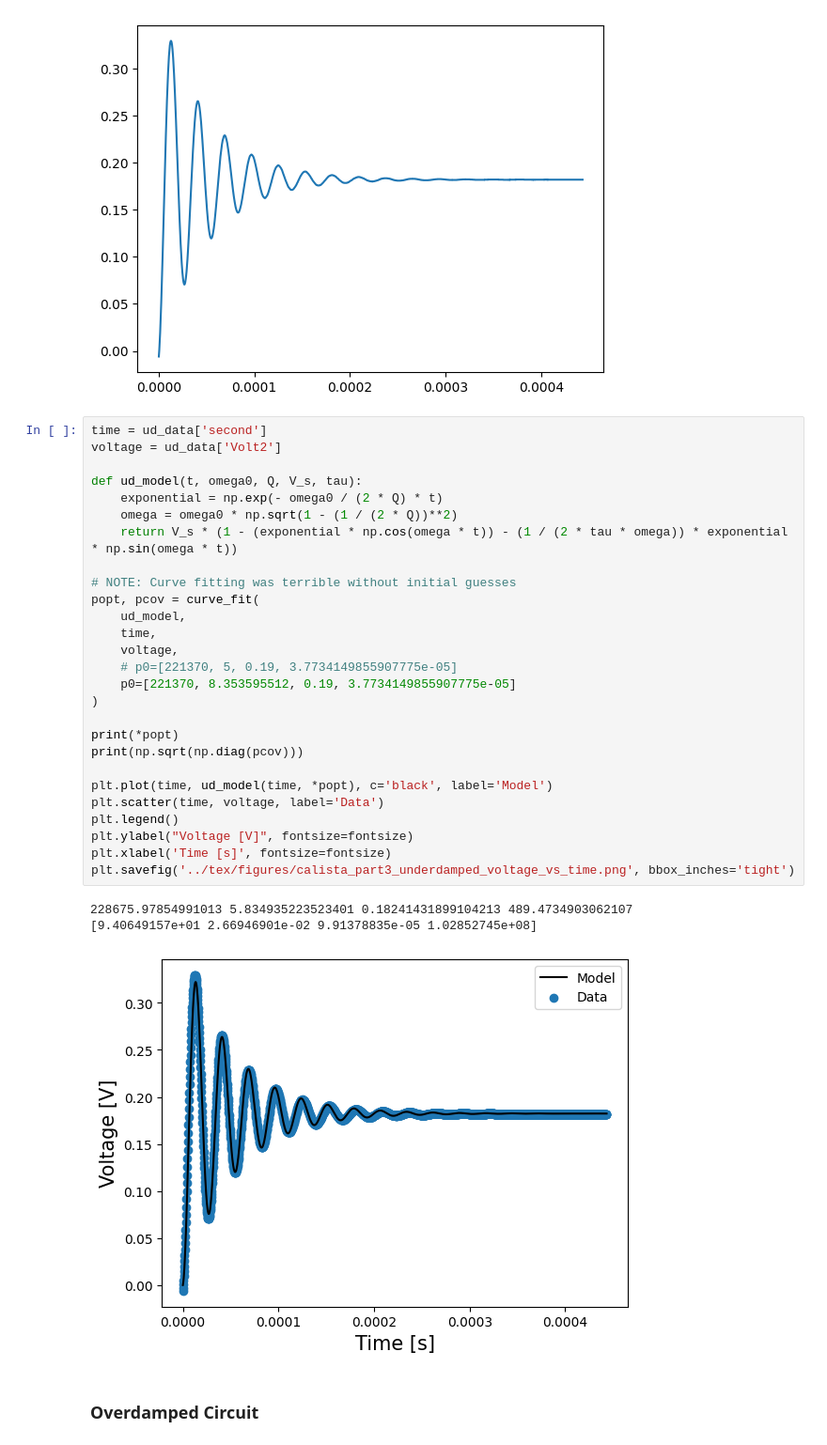
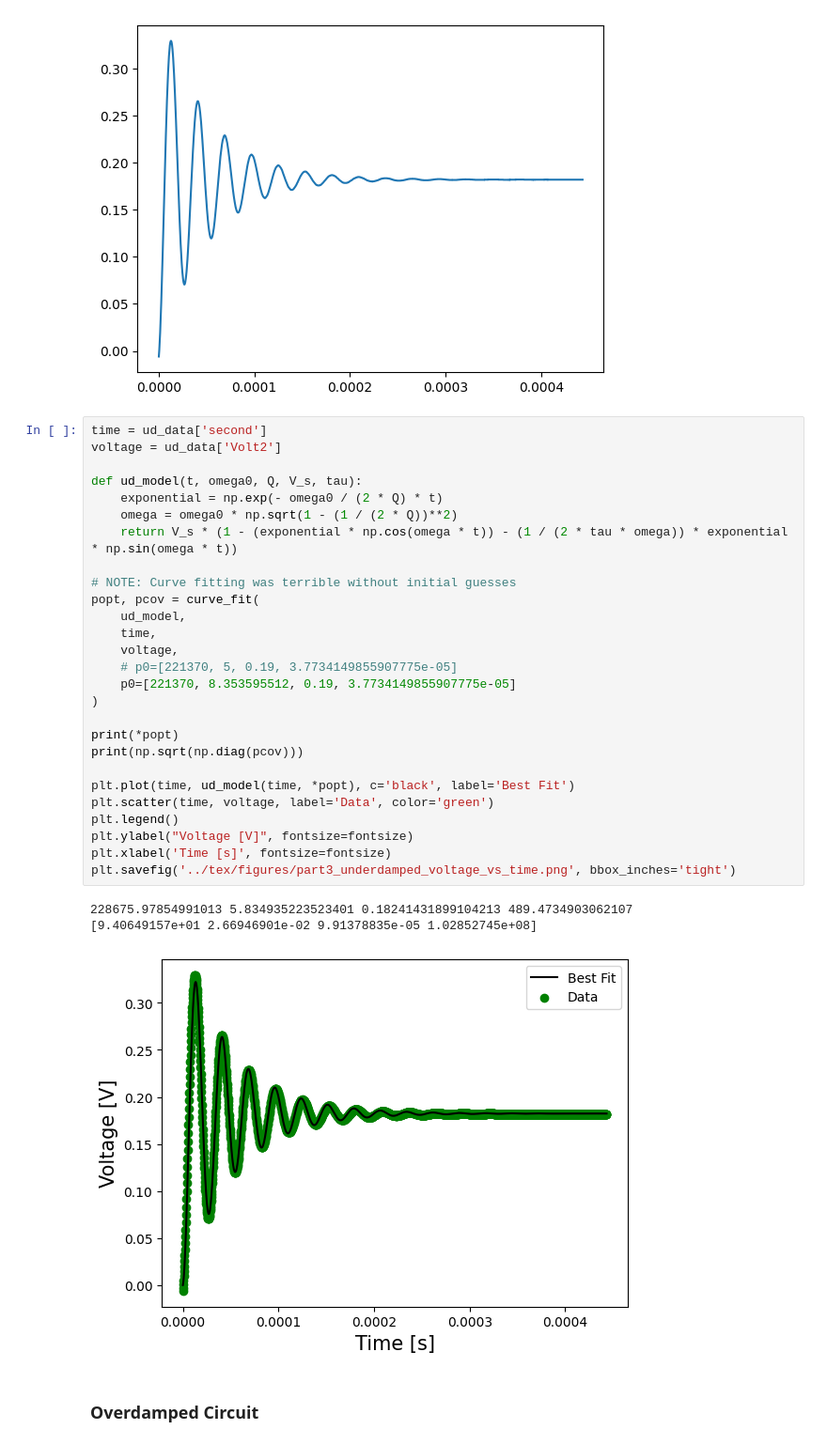
Before and after one commit to devkhullar/phys2925, a Jupyter notebook: lrc_circuits/code/analysis.ipynb, the cells around one changed output. Shown at 94% size. Cells and saved outputs as stored; diff of their text form.

```diff
--- a/lrc_circuits/code/analysis.ipynb
+++ b/lrc_circuits/code/analysis.ipynb
@@ -242,34 +249,34 @@ plt.plot(
 # %%
 time = ud_data['second']
 voltage = ud_data['Volt2']
 
 def ud_model(t, omega0, Q, V_s, tau):
     exponential = np.exp(- omega0 / (2 * Q) * t)
     omega = omega0 * np.sqrt(1 - (1 / (2 * Q))**2)
     return V_s * (1 - (exponential * np.cos(omega * t)) - (1 / (2 * tau * omega)) * exponential * np.sin(omega * t))
 
 # NOTE: Curve fitting was terrible without initial guesses
 popt, pcov = curve_fit(
     ud_model,
     time,
     voltage,
     # p0=[221370, 5, 0.19, 3.7734149855907775e-05]
     p0=[221370, 8.353595512, 0.19, 3.7734149855907775e-05]
 )
 
 print(*popt)
 print(np.sqrt(np.diag(pcov)))
 
-plt.plot(time, ud_model(time, *popt), c='black', label='Model')
-plt.scatter(time, voltage, label='Data')
+plt.plot(time, ud_model(time, *popt), c='black', label='Best Fit')
+plt.scatter(time, voltage, label='Data', color='green')
 plt.legend()
 plt.ylabel("Voltage [V]", fontsize=fontsize)
 plt.xlabel('Time [s]', fontsize=fontsize)
-plt.savefig('../tex/figures/calista_part3_underdamped_voltage_vs_time.png', bbox_inches='tight')
+plt.savefig('../tex/figures/part3_underdamped_voltage_vs_time.png', bbox_inches='tight')
 # %% [output]
 228675.97854991013 5.834935223523401 0.18241431899104213 489.4734903062107
 [9.40649157e+01 2.66946901e-02 9.91378835e-05 1.02852745e+08]
-[figure, old version]
+[figure, new version]
 # %% [markdown]
 ### Overdamped Circuit
 # %% [markdown]
```
Also changed, not shown: parts of 7 cells of this notebook.
